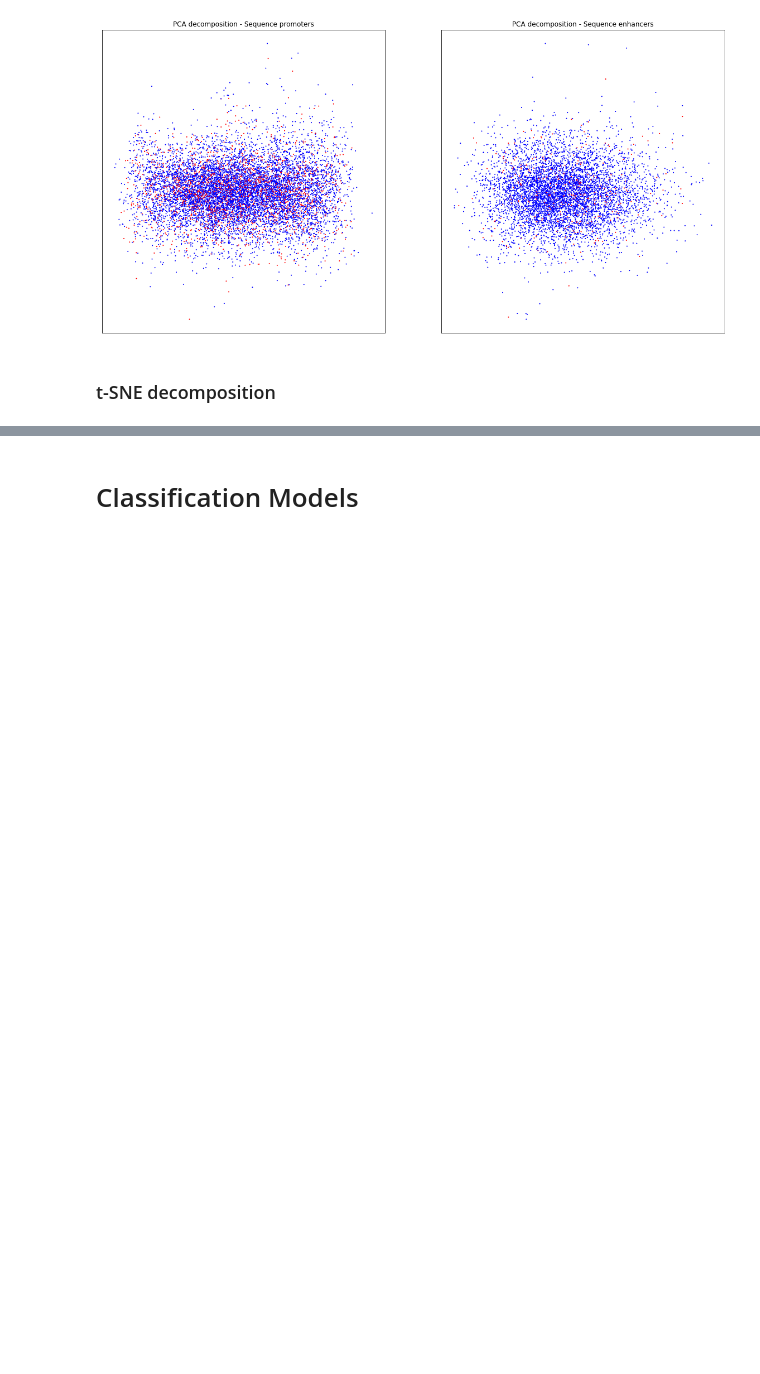
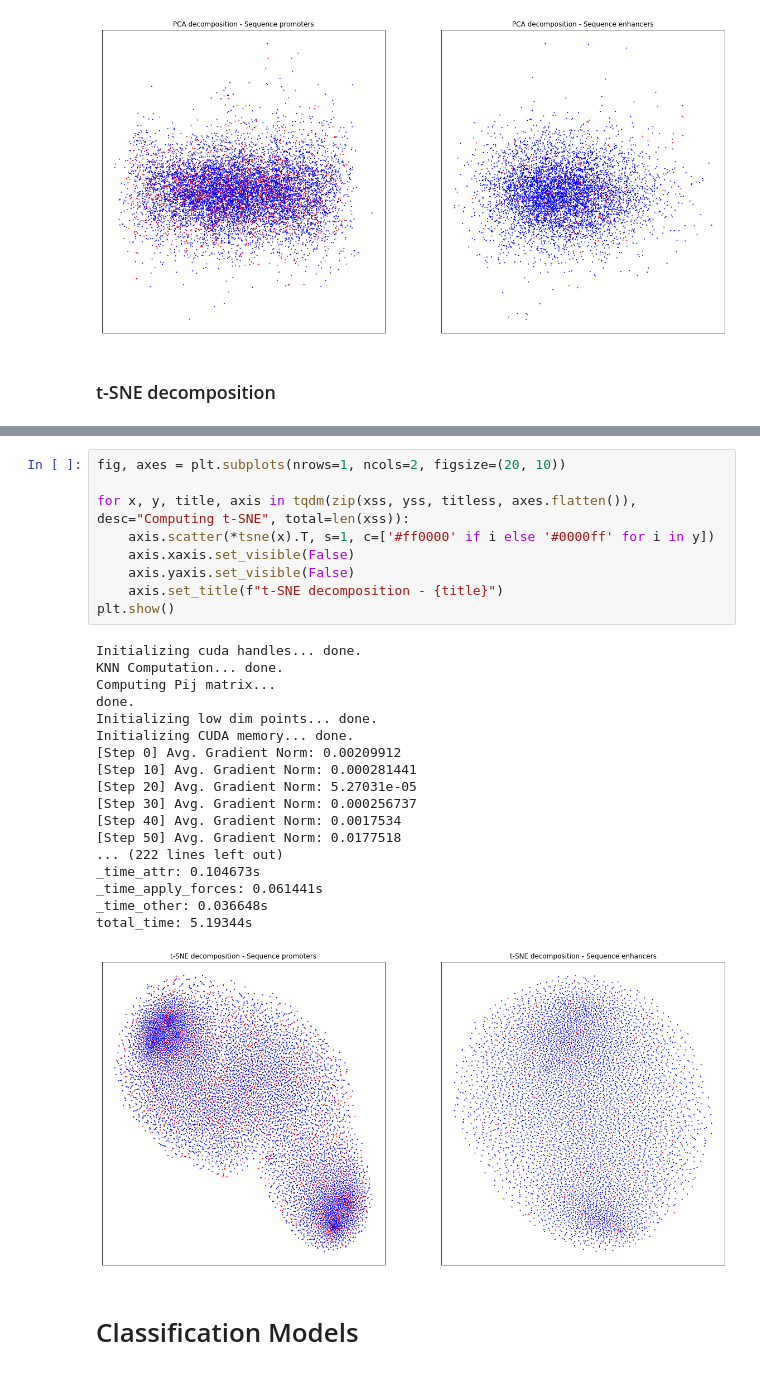
Before and after one commit to ndrep/bioinformatics, a Jupyter notebook: Bioinformatic_project.ipynb, the cells around one changed output, grey strips where cells are left out. Saved outputs shown, nothing was run; the diff lists cells and outputs as text; blank space fills up the shorter version.

```diff
--- a/Bioinformatic_project.ipynb
+++ b/Bioinformatic_project.ipynb
@@ -695,3 +705,31 @@ plt.show()
+# %%
+fig, axes = plt.subplots(nrows=1, ncols=2, figsize=(20, 10))
+
+for x, y, title, axis in tqdm(zip(xss, yss, titless, axes.flatten()), desc="Computing t-SNE", total=len(xss)):
+    axis.scatter(*tsne(x).T, s=1, c=['#ff0000' if i else '#0000ff' for i in y])
+    axis.xaxis.set_visible(False)
+    axis.yaxis.set_visible(False)
+    axis.set_title(f"t-SNE decomposition - {title}")
+plt.show()
+# %% [output]
+Initializing cuda handles... done.
+KNN Computation... done.
+Computing Pij matrix...
+done.
+Initializing low dim points... done.
+Initializing CUDA memory... done.
+[Step 0] Avg. Gradient Norm: 0.00209912
+[Step 10] Avg. Gradient Norm: 0.000281441
+[Step 20] Avg. Gradient Norm: 5.27031e-05
+[Step 30] Avg. Gradient Norm: 0.000256737
+[Step 40] Avg. Gradient Norm: 0.0017534
+[Step 50] Avg. Gradient Norm: 0.0177518
+... (222 lines left out)
+_time_attr: 0.104673s
+_time_apply_forces: 0.061441s
+_time_other: 0.036648s
+total_time: 5.19344s
+[figure, added]
 # %% [markdown]
 # Classification Models
 # %% [markdown]
```
Also changed, not shown: parts of 21 cells of this notebook.
